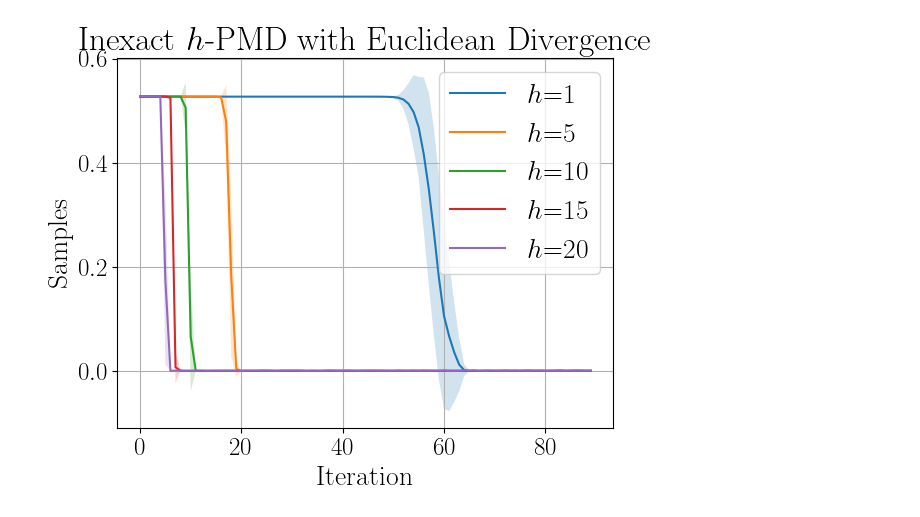
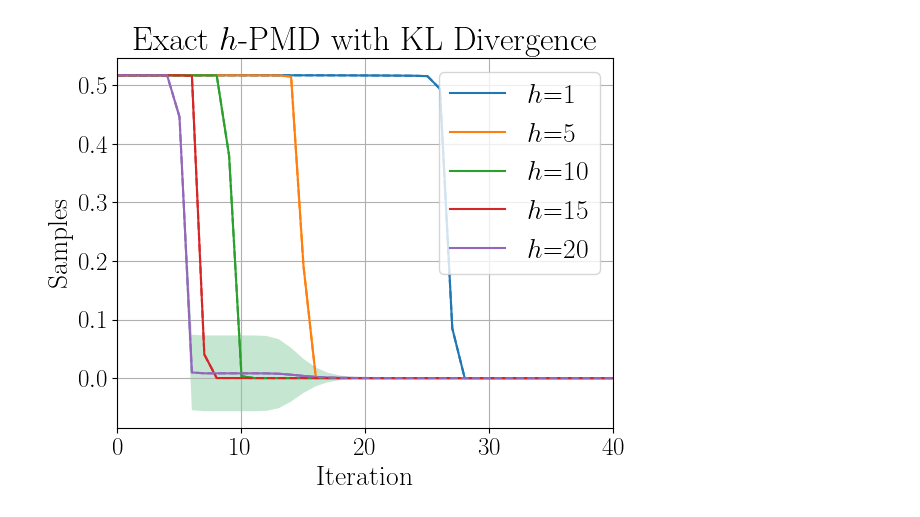
Before and after one commit to kprotopapas/pmdlookahead, a Jupyter notebook: analysis.ipynb, the cells around one changed output. Saved outputs shown, nothing was run; the diff lists cells and outputs as text; code cells hidden in the pictures.

```diff
--- a/analysis.ipynb
+++ b/analysis.ipynb
@@ -24,3 +7,13 @@ dfs
+# %%
+api = wandb.Api(api_key='4a3e44e53460799e4aae1531c4bdfbd4e22f82ce')
+path = 'kprotopapas/rl_experiments'
+alg = 'deqa'
+metric = 'suboptimality'
+inexact = False
+n = 5
+limit = 90
+runs = api.runs(path=path, filters={'group': f'{alg}_fixed_lr'})
+dfs = {d: [] for d in [1, 5, 10, 15, 20]}
 # %%
 cutoff = 5 if inexact else 4
 for run in runs:
@@ -49,30 +42,36 @@ means_df = means_df - means_df.min()
 # %%
 import matplotlib.pyplot as plt
 # choose a large font size by default and use tex for math
 fontsize = 18
 params = {'axes.labelsize': fontsize + 2,
       'font.size': fontsize + 2,
       'legend.fontsize': fontsize + 2,
       'xtick.labelsize': fontsize,
       'ytick.labelsize': fontsize,
       'text.usetex': True}
 plt.rcParams.update(params)
 plt.rc('font', family='Times New Roman')
+fig, ax = plt.subplots()
+ax.plot(means_df)
+plt.gca().set_prop_cycle(None)
+ax.plot(means_df_other, linestyle='dashed')
+for name, std in stds_df.items():
+    depth = int(name[:-4])
+    mean_name = f'{depth}-mean'
+    mean = means_df[mean_name]
+    mean_other = means_df_other[mean_name]
+    std_other = stds_df_other[name]
+    ax.fill_between(std.index, mean - std, mean + std, alpha=0.2)
+    ax.fill_between(std_other.index, mean_other - std_other, mean_other + std_other, alpha=0.2)
+
+
+ax.grid(visible=True)
+ax.set_xlabel('Iteration')
+ax.set_ylabel('Samples')
+ax.set_xlim(0, 40)
+legends = [f'$h$={depth}' for depth in [1, 5, 10, 15, 20]]
+ax.legend(legends)
+ax.set_title('Exact $h$-PMD with KL Divergence')
+plt.savefig(f'{alg}_exact.pdf')
+# %% [output]
+[figure, added]
-# %%
-fig, ax = plt.subplots()
-ax.plot(means_df)
-for name, col in stds_df.items():
-    depth = int(name[:-4])
-    mean_name = f'{depth}-mean'
-    mean = means_df[mean_name]
-    ax.fill_between(col.index, mean - col, mean + col, alpha=0.2)
-    ax.grid(visible=True)
-
-ax.set_xlabel('Iteration')
-ax.set_ylabel('Samples')
-legends = [f'$h$={depth}' for depth in [1, 5, 10, 15, 20]]
-ax.legend(legends)
-ax.set_title('Inexact $h$-PMD with Euclidean Divergence')
-plt.savefig(f'{alg}_samples.pdf')
-# %% [output]
-[figure, removed]
```
Also changed, not shown: parts of 11 cells of this notebook, 10 other files.
